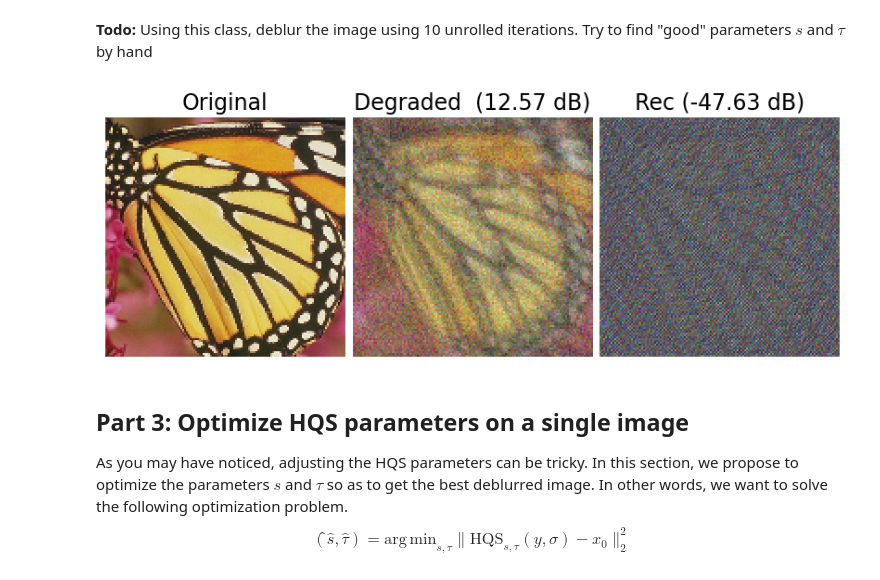
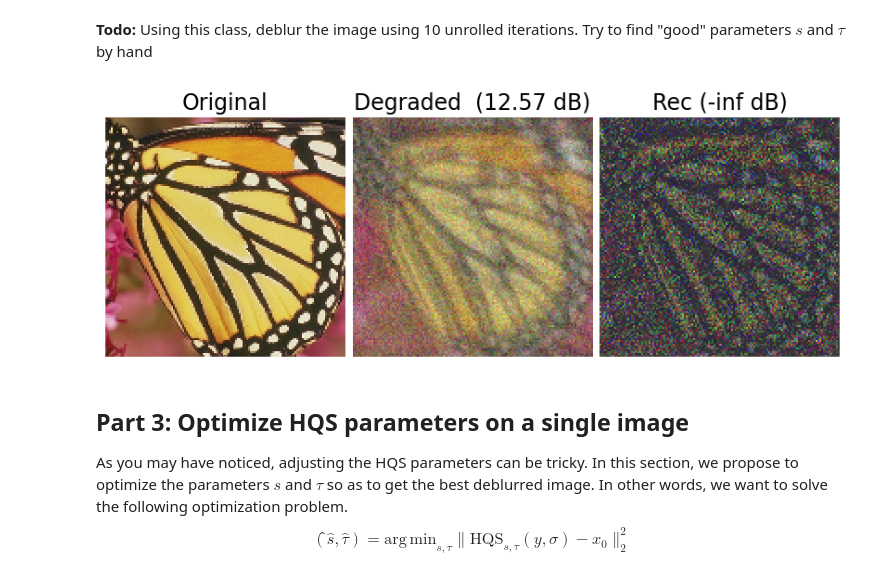
Before and after one commit to selim-ba/insa-image, a Jupyter notebook: TP_2_Image_PnP_Unroll.ipynb, the cells around one changed output. Saved outputs shown, nothing was run; the diff lists cells and outputs as text; code cells hidden in the pictures.

```diff
--- a/TP_2_Image_PnP_Unroll.ipynb
+++ b/TP_2_Image_PnP_Unroll.ipynb
@@ -191,20 +191,18 @@ class HQS(nn.Module):
         self.D = D # storing the denoiser in the class
         self.fk = fk # storing the Fourier transform of the convolution kernel in the class
 
+        # code (tau and eta are trainable (eta = sigma * s))
         self.init_tau = init_tau
+        self.tau = nn.Parameter(torch.tensor(self.init_tau, device=device))
+
         self.init_s = init_s
+        self.s = nn.Parameter(torch.tensor(self.init_s, device=device))
 
         # Set the denoiser parameters to non-trainable
         for param in self.D.parameters():
             param.requires_grad = False
+    def forward(self, y, sigma):
 
-        # code (tau and eta are trainable (eta = sigma * s) ?)
-
-
-
-    def forward(self, y, sigma):
-      #fAty = (torch.conj(fk) * fft2(y)) / (sigma**2)
-      #fAtA = (torch.abs(fk)**2) / (sigma**2)
 
       fAty = torch.conj(fk) * fft2(y)
       fAtA = torch.abs(fk)**2
@@ -212,21 +210,21 @@ class HQS(nn.Module):
       x = y.clone()
       for i in range(self.niter):
         with torch.no_grad():
-          a = fAty + (self.init_s**2 * self.init_tau * fft2(x))
-          b = 1 / (fAtA + (self.init_s**2 * self.init_tau))
+          a = fAty + ((self.s**2 / self.tau) * fft2(x))
+          b = 1 / (fAtA + (self.s**2 / self.tau))
           x = 1/(sigma**2) * torch.real(ifft2(a * b))
-          x = self.D(x,self.init_s*sigma) #denoiser
+          x = self.D(x,self.s*sigma) #denoiser
       return x
 # %% [markdown]
 **Todo:** Using this class, deblur the image using 10 unrolled iterations. Try to find "good" parameters $s$ and $\tau$ by hand
 # %%
-hqs_init = HQS(fk, D, niter = 10, init_tau = 1/10000, init_s = 0.005)
+hqs_init = HQS(fk, D, niter = 10, init_tau = 1/1000, init_s = 0.05)
 
 with torch.no_grad():
     x_reconstructed_init = hqs_init(y, sigma)
     dinv.utils.plot([x0,y,x_reconstructed_init], ['Original', 'Degraded  (%.2f dB)'%psnr(x0,y),'Rec (%.2f dB)'%psnr(x0,x_reconstructed_init)],figsize=(8,10))
 # %% [output]
-[figure, old version]
+[figure, new version]
 # %% [markdown]
 ## Part 3: Optimize HQS parameters on a single image
 
```
